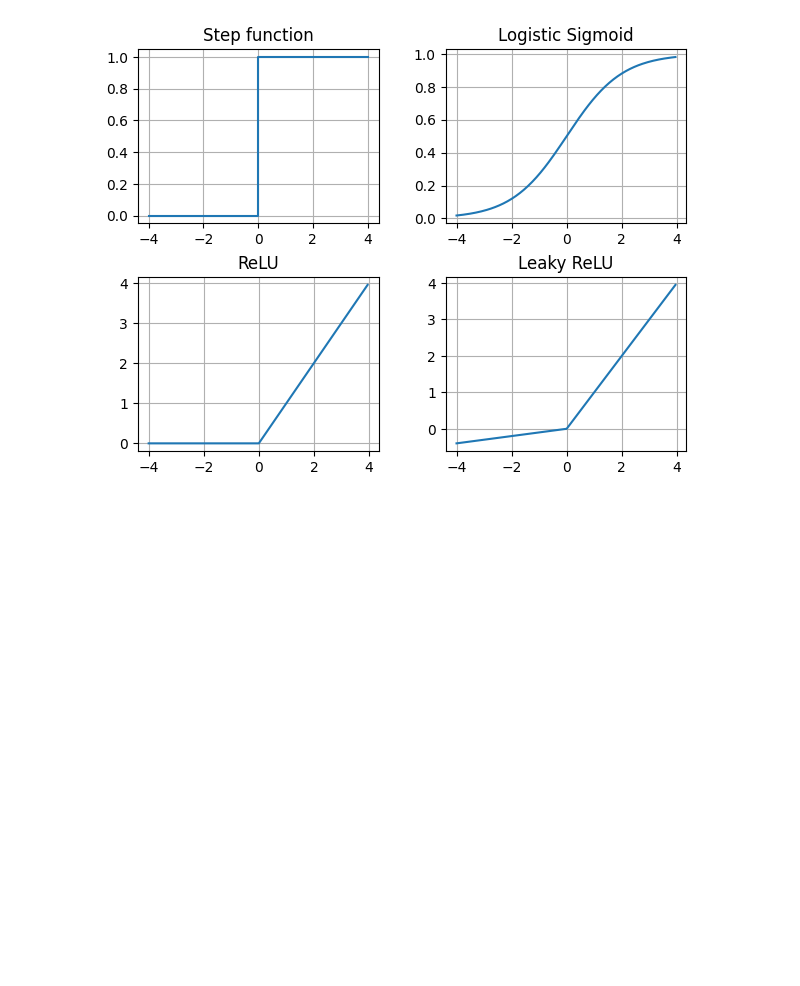
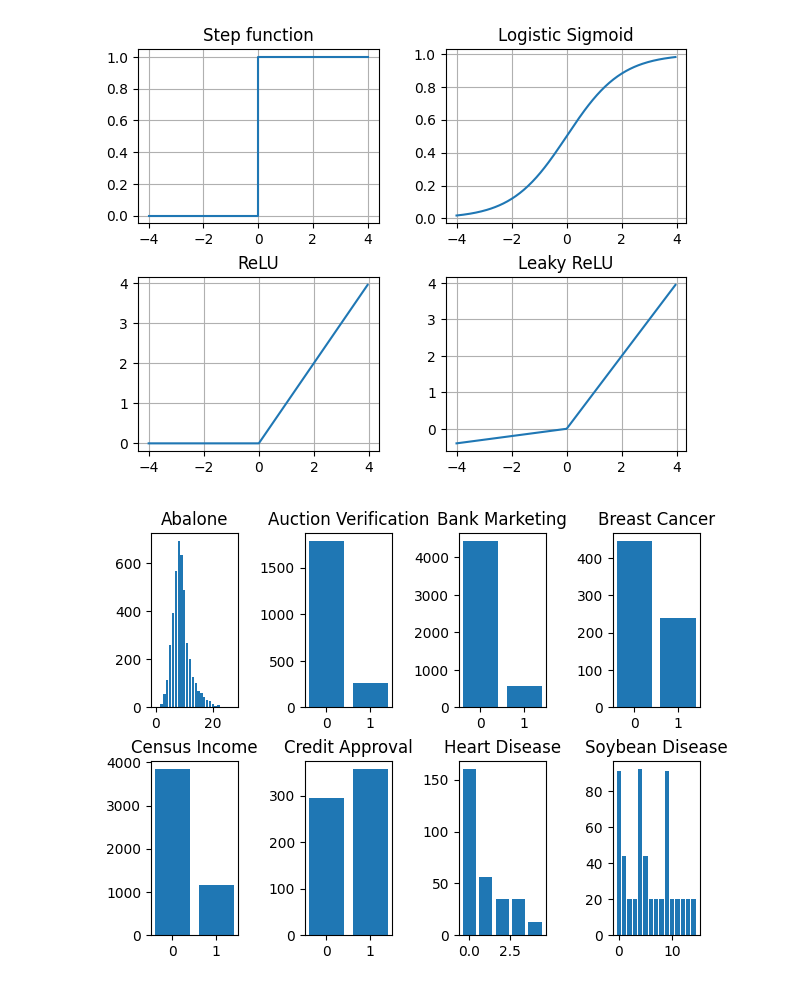
Before and after one commit to jaanisfehling/attention-mixed-type-clustering, a Jupyter notebook: graphics.ipynb, the cells around one changed output. Saved outputs shown, nothing was run; the diff lists cells and outputs as text; code cells hidden in the pictures; blank space fills up the shorter version.

Commit message:
add graphics and evaluation

```diff
--- a/graphics.ipynb
+++ b/graphics.ipynb
@@ -60,3 +62,29 @@ ax[1, 1].set_title("Leaky ReLU")
 plt.show()
 # %% [output]
 [figure]
+# %%
+ds = load_all_datasets()
+
+fig, ax = plt.subplots(2, 4)
+fig.tight_layout(pad=1.75)
+
+ax[0, 0].bar(*np.unique(ds[0].y, return_counts=True))
+ax[0, 0].set_title(ds[0].name)
+ax[0, 1].bar(*np.unique(ds[1].y, return_counts=True))
+ax[0, 1].set_title(ds[1].name)
+ax[0, 2].bar(*np.unique(ds[2].y, return_counts=True))
+ax[0, 2].set_title(ds[2].name)
+ax[0, 3].bar(*np.unique(ds[3].y, return_counts=True))
+ax[0, 3].set_title(ds[3].name)
+ax[1, 0].bar(*np.unique(ds[4].y, return_counts=True))
+ax[1, 0].set_title(ds[4].name)
+ax[1, 1].bar(*np.unique(ds[5].y, return_counts=True))
+ax[1, 1].set_title(ds[5].name)
+ax[1, 2].bar(*np.unique(ds[6].y, return_counts=True))
+ax[1, 2].set_title(ds[6].name)
+ax[1, 3].bar(*np.unique(ds[7].y, return_counts=True))
+ax[1, 3].set_title(ds[7].name)
+
+plt.show()
+# %% [output]
+[figure, added]
```
Also changed, not shown: parts of 1 cell of this notebook, 14 other files.
